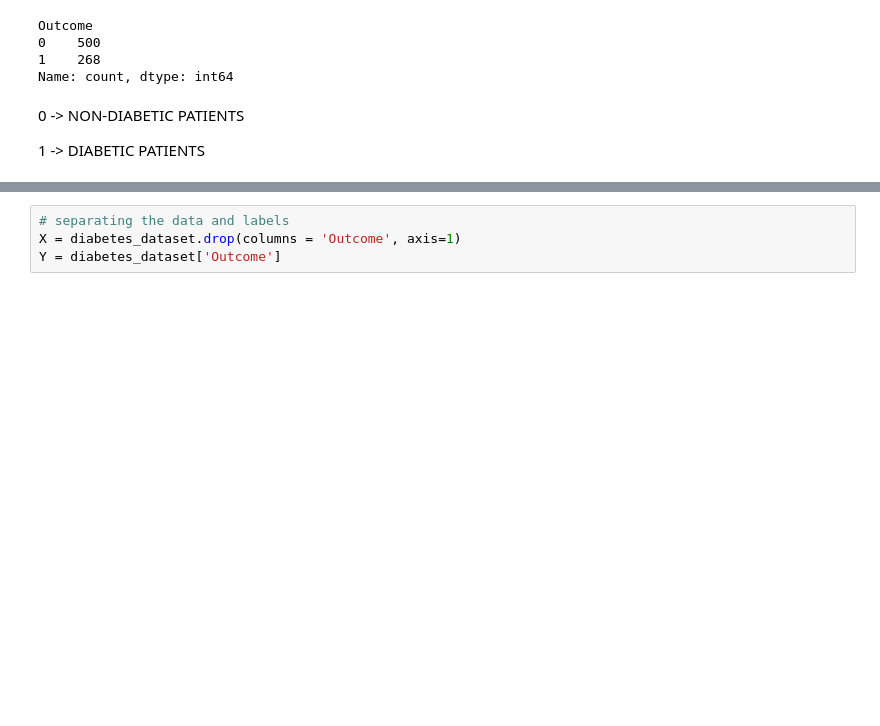
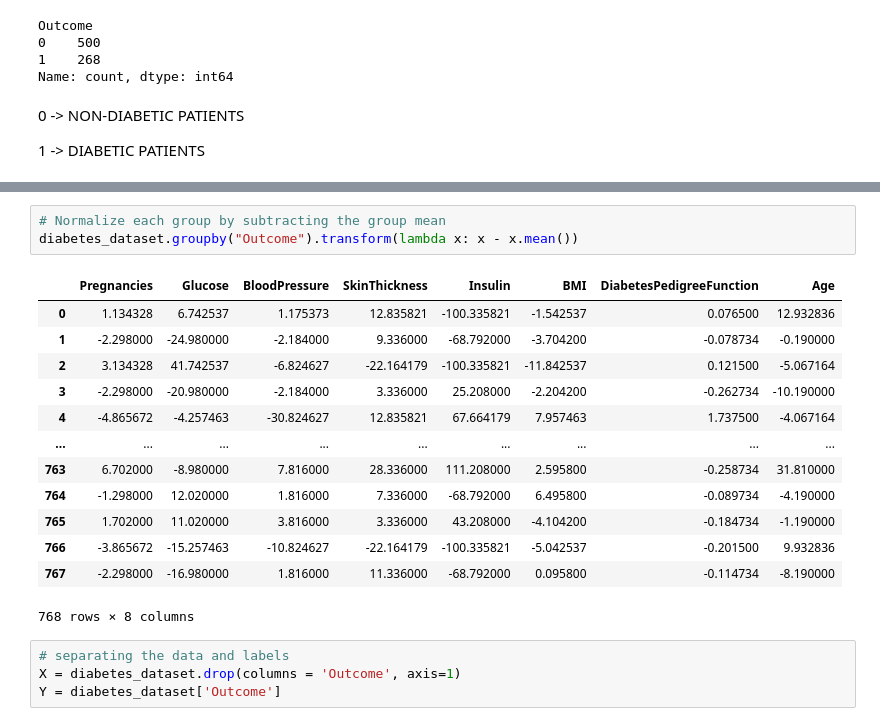
Before and after one commit to suriya911/Diabetic-prediction, a Jupyter notebook: week-1.ipynb, the cells around one changed output, grey strips where cells are left out. Cells and saved outputs as stored; diff of their text form; blank space fills up the shorter version.

```diff
--- a/week-1.ipynb
+++ b/week-1.ipynb
@@ -60,3 +105,20 @@ diabetes_dataset.groupby('Outcome').mean()
+# %%
+# Normalize each group by subtracting the group mean
+diabetes_dataset.groupby("Outcome").transform(lambda x: x - x.mean())
+# %% [output]
+|  | Pregnancies | Glucose | BloodPressure | SkinThickness | Insulin | BMI | DiabetesPedigreeFunction | Age |
+| 0 | 1.134328 | 6.742537 | 1.175373 | 12.835821 | -100.335821 | -1.542537 | 0.076500 | 12.932836 |
+| 1 | -2.298000 | -24.980000 | -2.184000 | 9.336000 | -68.792000 | -3.704200 | -0.078734 | -0.190000 |
+| 2 | 3.134328 | 41.742537 | -6.824627 | -22.164179 | -100.335821 | -11.842537 | 0.121500 | -5.067164 |
+| 3 | -2.298000 | -20.980000 | -2.184000 | 3.336000 | 25.208000 | -2.204200 | -0.262734 | -10.190000 |
+| 4 | -4.865672 | -4.257463 | -30.824627 | 12.835821 | 67.664179 | 7.957463 | 1.737500 | -4.067164 |
+| ... | ... | ... | ... | ... | ... | ... | ... | ... |
+| 763 | 6.702000 | -8.980000 | 7.816000 | 28.336000 | 111.208000 | 2.595800 | -0.258734 | 31.810000 |
+| 764 | -1.298000 | 12.020000 | 1.816000 | 7.336000 | -68.792000 | 6.495800 | -0.089734 | -4.190000 |
+| 765 | 1.702000 | 11.020000 | 3.816000 | 3.336000 | 43.208000 | -4.104200 | -0.184734 | -1.190000 |
+| 766 | -3.865672 | -15.257463 | -10.824627 | -22.164179 | -100.335821 | -5.042537 | -0.201500 | 9.932836 |
+| 767 | -2.298000 | -16.980000 | 1.816000 | 11.336000 | -68.792000 | 0.095800 | -0.114734 | -8.190000 |
+768 rows × 8 columns
 # %%
 # separating the data and labels
 X = diabetes_dataset.drop(columns = 'Outcome', axis=1)
```
Also changed, not shown: parts of 9 cells of this notebook, 2 other files.
